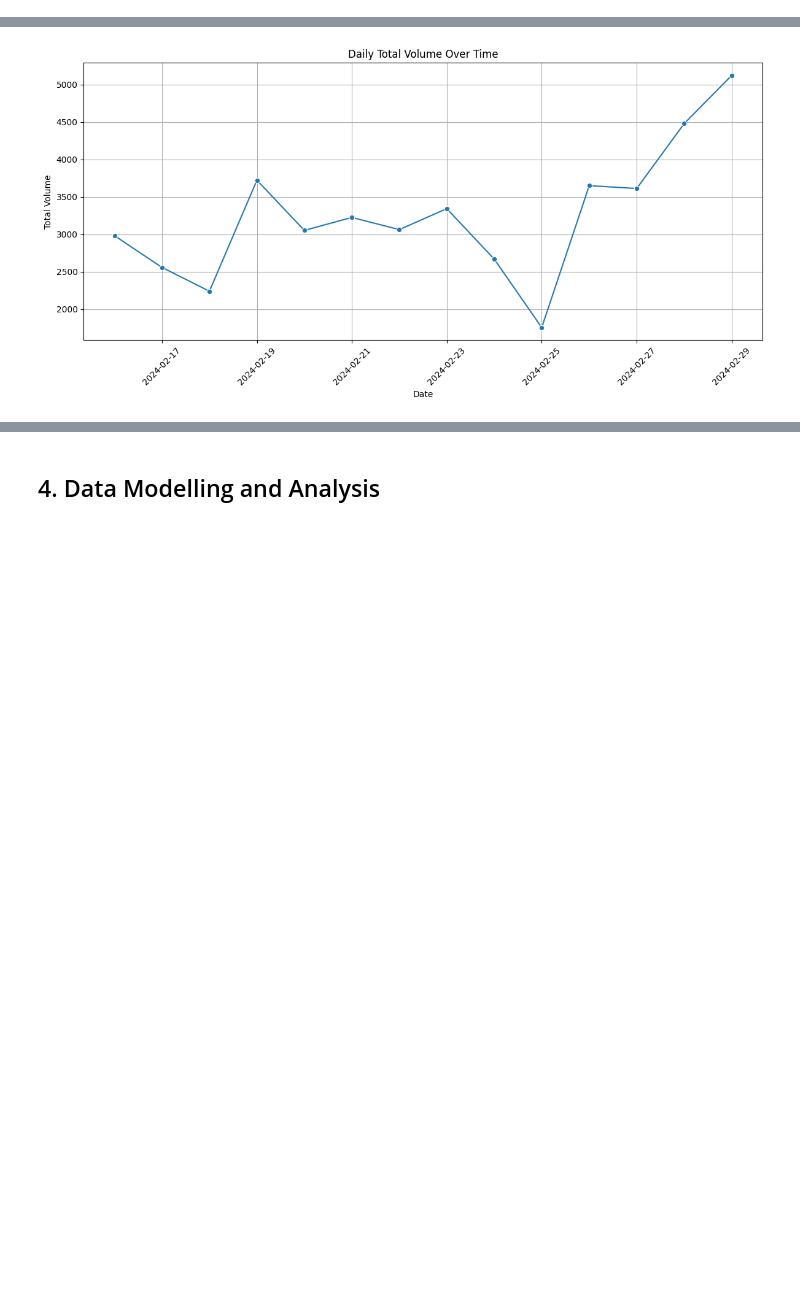
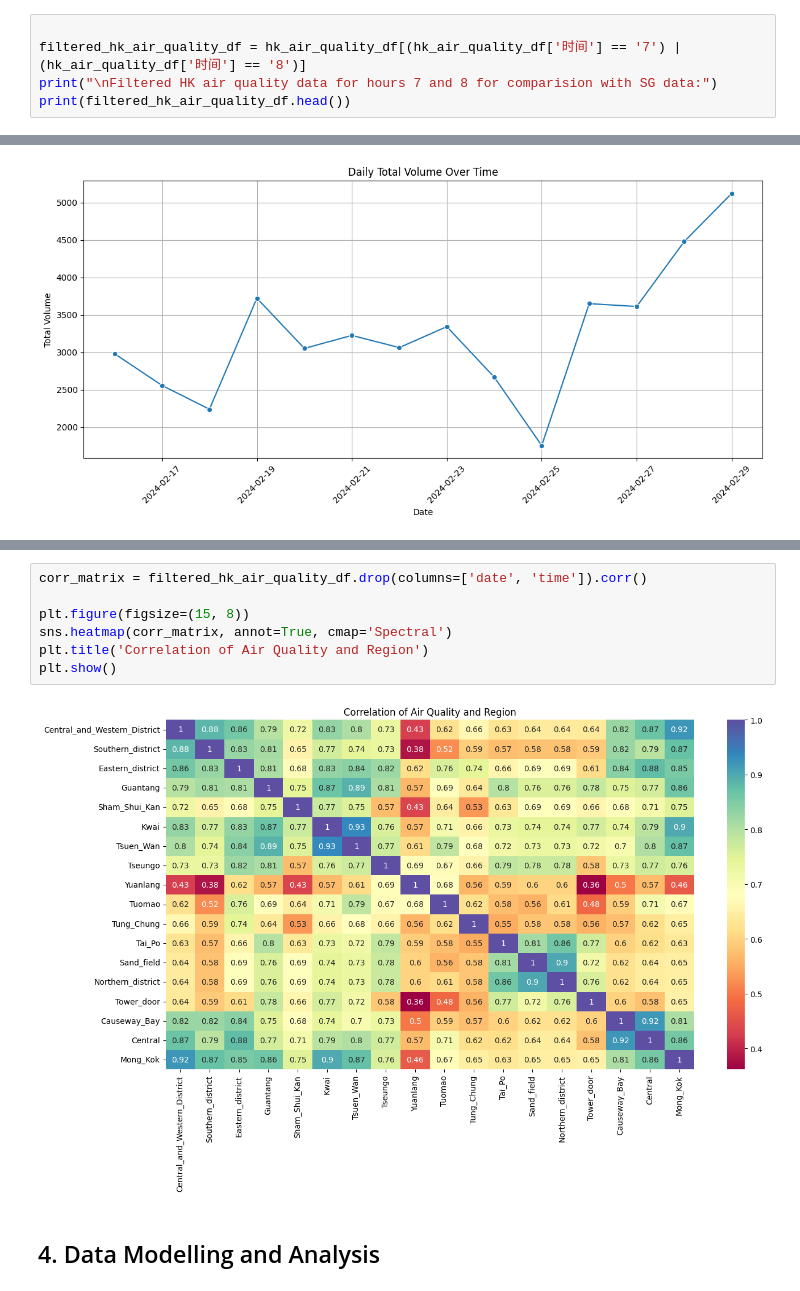
Before and after one commit to linxianying/G12_GuidedProject, a Jupyter notebook: traffic_air_sg.ipynb, the cells around one changed output, grey strips where cells are left out. Drawn from its saved outputs; the diff is of its cells as text; blank space fills up the shorter version.

```diff
--- a/traffic_air_sg.ipynb
+++ b/traffic_air_sg.ipynb
@@ -257,0 +263,5 @@ print(hk_air_quality_df.head())
+# %%
+
+filtered_hk_air_quality_df = hk_air_quality_df[(hk_air_quality_df['时间'] == '7') | (hk_air_quality_df['时间'] == '8')]
+print("\nFiltered HK air quality data for hours 7 and 8 for comparision with SG data:")
+print(filtered_hk_air_quality_df.head())
@@ -630,3 +717,12 @@ plt.show()
+# %%
+corr_matrix = filtered_hk_air_quality_df.drop(columns=['date', 'time']).corr()
+
+plt.figure(figsize=(15, 8))
+sns.heatmap(corr_matrix, annot=True, cmap='Spectral')
+plt.title('Correlation of Air Quality and Region')
+plt.show()
+# %% [output]
+[figure, added]
 # %% [markdown]
 ## 4. Data Modelling and Analysis
 # %% [markdown]
```
Also changed, not shown: parts of 7 cells of this notebook.
